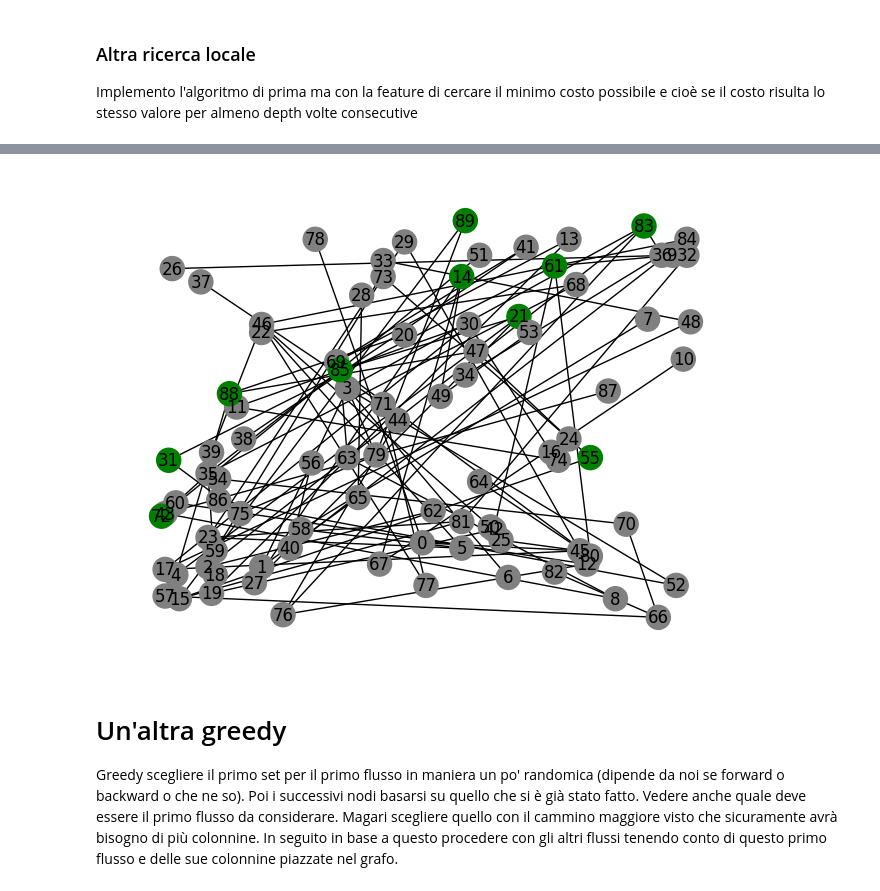
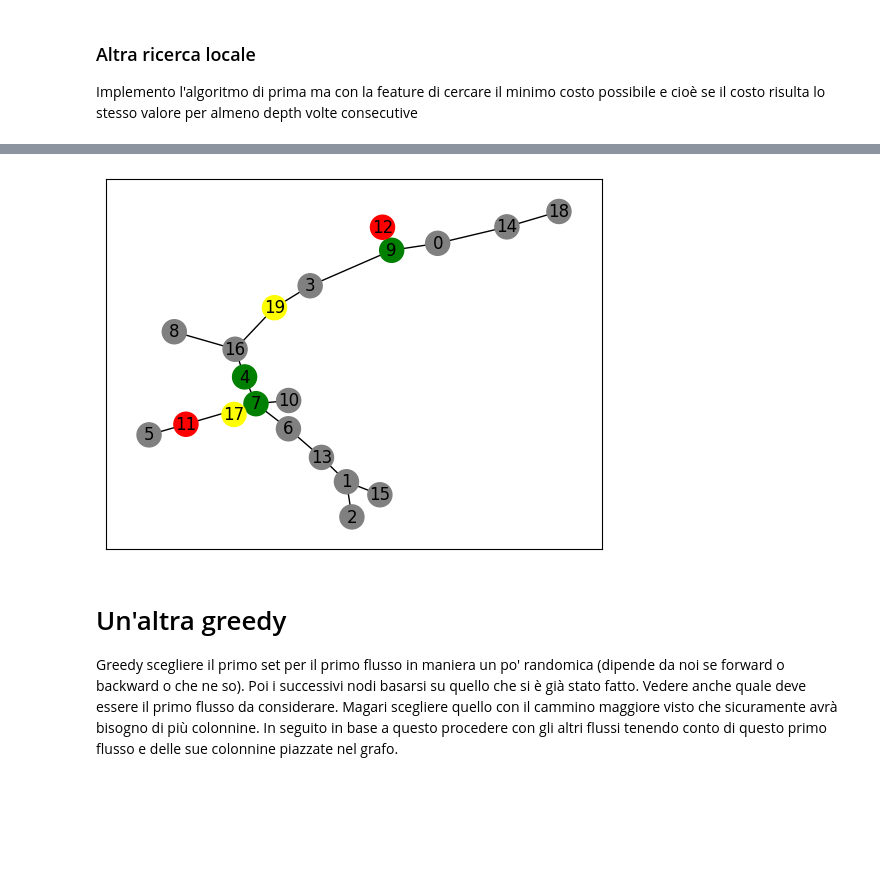
Before and after one commit to marielean/ChargingStations, a Jupyter notebook: ChargingStations.ipynb, the cells around one changed output, grey strips where cells are left out. Cells and saved outputs as stored; diff of their text form; code cells hidden in the pictures; blank space fills up the shorter version.

```diff
--- a/ChargingStations.ipynb
+++ b/ChargingStations.ipynb
@@ -37,6 +44,9 @@ Flows with their source and destination: [['14', '8'], ['6', '19'], ['1', '13']]
 # %%
+import networkx as nx
+import utility_functions as uf
+
 # READING THE TREE NETWORK FROM THE .gml FILE
 path_tree = "tree_net/bigtree.gml"
-T = nx.read_gml(path_tree)
+T, flows, L, K, N = uf.load_all_data("tree_net/bigtree.gml")
 uf.draw_tree(T, flows)
 # %% [output]
@@ -52,6 +62,9 @@ uf.draw_tree(T, flows)
 
 Questa euristica cerca di minimizzare il numero di stazioni di ricarica posizionando ogni stazione il più lontano possibile lungo ogni percorso, dato che ogni veicolo parte con la carica completa e ogni stazione di ricarica ricarica completamente la batteria del veicolo.
 # %%
+import networkx as nx
+import utility_functions as uf
+
 
 def greedy_electric_charging(Tree: nx.Graph, flows: list, L: int):
     charging_stations = set()
@@ -66,6 +79,8 @@ def greedy_electric_charging(Tree: nx.Graph, flows: list, L: int):
                 charge = L
     return paths, charging_stations
 
+T, flows, L, K, N = uf.load_all_data("tree_net/bigtree.gml")
+
 paths, charging_stations = greedy_electric_charging(T, flows, L)
 
 print("Flows with their source and destination:", flows)
@@ -86,9 +101,13 @@ COST: (number of charging stations): 6
 # %%
 import itertools
+import networkx as nx
+import utility_functions as uf
+
+T, flows, L, K, N = uf.load_all_data("tree_net/bigtree.gml")
 
 def generate_collections(flows):
     flow_sets = list(flows.values())
-    combinations = list(itertools.product(*flow_sets))
+    combinations = list(itertools.product(*flow_sets)) # Generate all possible combinations of charging stations for the flows (cartesian product of the sets of charging stations for each flow)
 
     return combinations
 
@@ -307,5 +320,5 @@ charging_stations, cost = search(T, flows, L, depth)
 
 print(f"Charging stations: {charging_stations}")
 print(f"Cost: {cost}")
-uf.draw_tree(T)
+uf.draw_tree(T, flows)
 # %% [output]
@@ -329,4 +342,4 @@ Initial solution: {'4', '73', '24', '19', '17', '21', '88', '6', '48', '7', '59'
-[figure, old version]
+[figure, new version]
 # %% [markdown]
 # Un'altra greedy
 Greedy scegliere il primo set per il primo flusso in maniera un po' randomica (dipende da noi se forward o backward o che ne so). Poi i successivi nodi basarsi su quello che si è già stato fatto. Vedere anche quale deve essere il primo flusso da considerare. Magari scegliere quello con il cammino maggiore visto che sicuramente avrà bisogno di più colonnine. In seguito in base a questo procedere con gli altri flussi tenendo conto di questo primo flusso e delle sue colonnine piazzate nel grafo.
```
Also changed, not shown: parts of 8 cells of this notebook, 5 other files.
